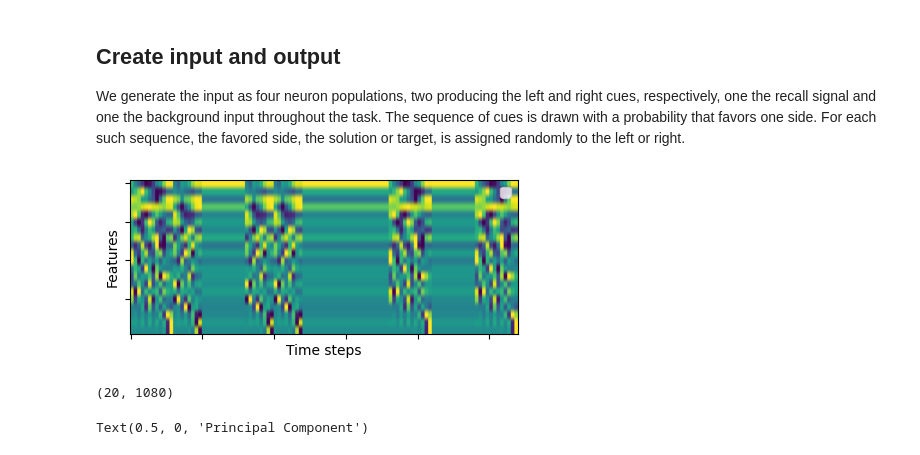
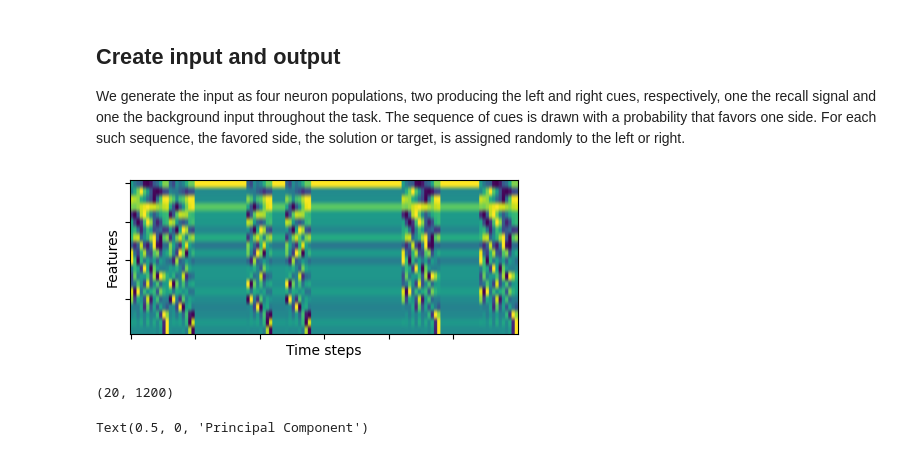
Before and after one commit to Hadlar99/e-prop_master_nmbu, a Jupyter notebook: code_binary/eprop_seq_two_classes_silence_pca.ipynb, the cells around one changed output. Saved outputs shown, nothing was run; the diff lists cells and outputs as text; code cells hidden in the pictures.

```diff
--- a/code_binary/eprop_seq_two_classes_silence_pca.ipynb
+++ b/code_binary/eprop_seq_two_classes_silence_pca.ipynb
@@ -414,7 +414,7 @@ padding_rows = max_rows - small_rows
 # Create a DataFrame with the same number of columns and the required number of rows
 padding_df = pd.DataFrame(0, index=range(padding_rows), columns=sound_fet_2_in.columns)
 # Concatenate the two DataFrames
-sound_fet_2 = pd.concat([sound_fet_2_in, padding_df], ignore_index=True)
+sound_fet_2_in = pd.concat([sound_fet_2_in, padding_df], ignore_index=True)
 # %%
 from sklearn.preprocessing import MinMaxScaler
 
@@ -444,19 +444,18 @@ list_data_combined_scaled = (np.vstack(list_data_scaled_2)).T
 # %%
 # Plot the heatmap
 plt.figure(figsize=(5, 2))
 plt.imshow(list_data_combined_scaled, aspect='auto', cmap='viridis')
 plt.tick_params(axis="x", labelbottom=False)
 plt.tick_params(axis='y', labelleft=False)
 plt.xlabel("Time steps")
 plt.ylabel("Features")
-plt.legend()
 plt.show()
 # %% [output]
-[figure, old version]
+[figure, new version]
 # %%
 list_data_combined_scaled.shape
 # %% [output]
-(20, 1080)
+(20, 1200)
 # %%
 # plot the explained variance ratio
 plt.figure(figsize=(5, 2))
```
Also changed, not shown: parts of 16 cells of this notebook, 1 other file.
